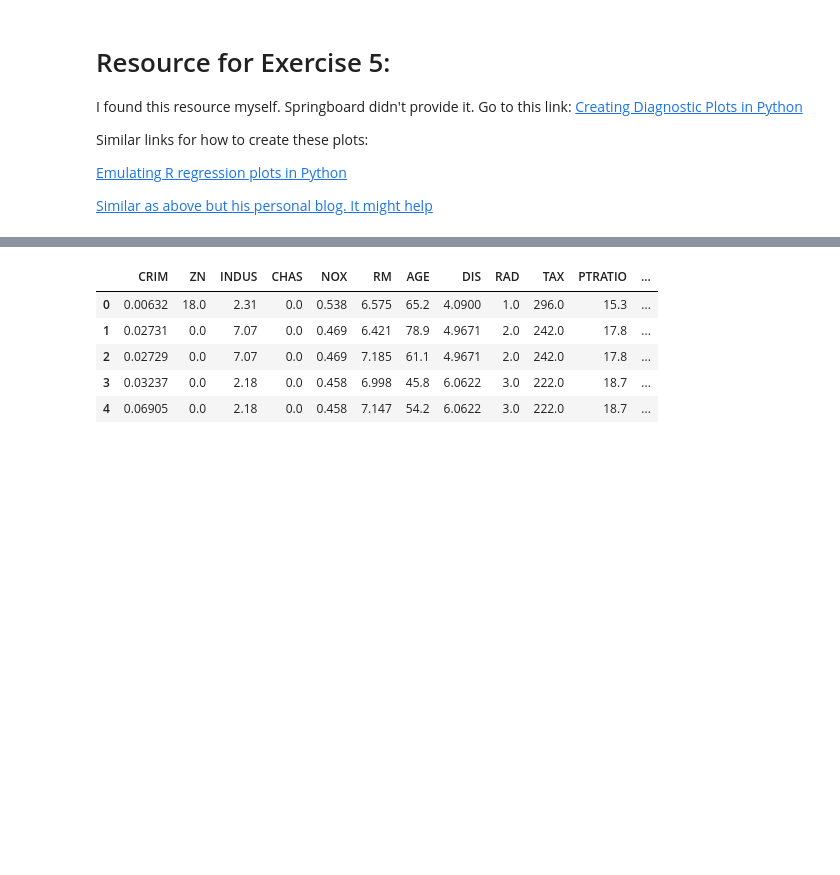
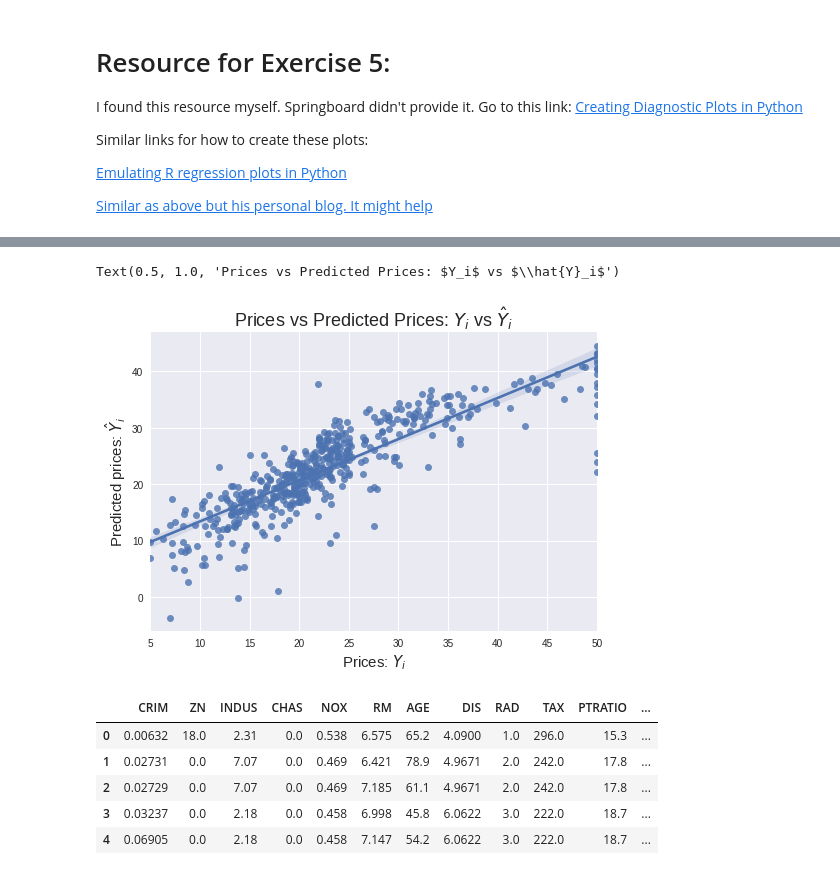
Before and after one commit to villafue/Python_Statistics, a Jupyter notebook: Boston_Mini_Project_Linear_Regression.ipynb, the cells around one changed output, grey strips where cells are left out. Cells and saved outputs as stored; diff of their text form; code cells hidden in the pictures; blank space fills up the shorter version.

```diff
--- a/Boston_Mini_Project_Linear_Regression.ipynb
+++ b/Boston_Mini_Project_Linear_Regression.ipynb
@@ -1099,3 +1109,14 @@ dataframe = pd.concat([X, p], axis=1)
+# %%
+prices_df=pd.DataFrame()
+prices_df["Predicted_Prices"]=m13.fittedvalues.values
+prices_df["Real_Prices"]=bos.PRICE.values
+sns.regplot(y="Predicted_Prices", x="Real_Prices", data=prices_df, fit_reg = True)
+plt.xlabel("Prices: $Y_i$")
+plt.ylabel("Predicted prices: $\hat{Y}_i$")
+plt.title("Prices vs Predicted Prices: $Y_i$ vs $\hat{Y}_i$")
+# %% [output]
+Text(0.5, 1.0, 'Prices vs Predicted Prices: $Y_i$ vs $\\hat{Y}_i$')
+[figure, added]
 # %%
 dataframe.head()
 # %% [output]
```
Also changed, not shown: parts of 17 cells of this notebook.
